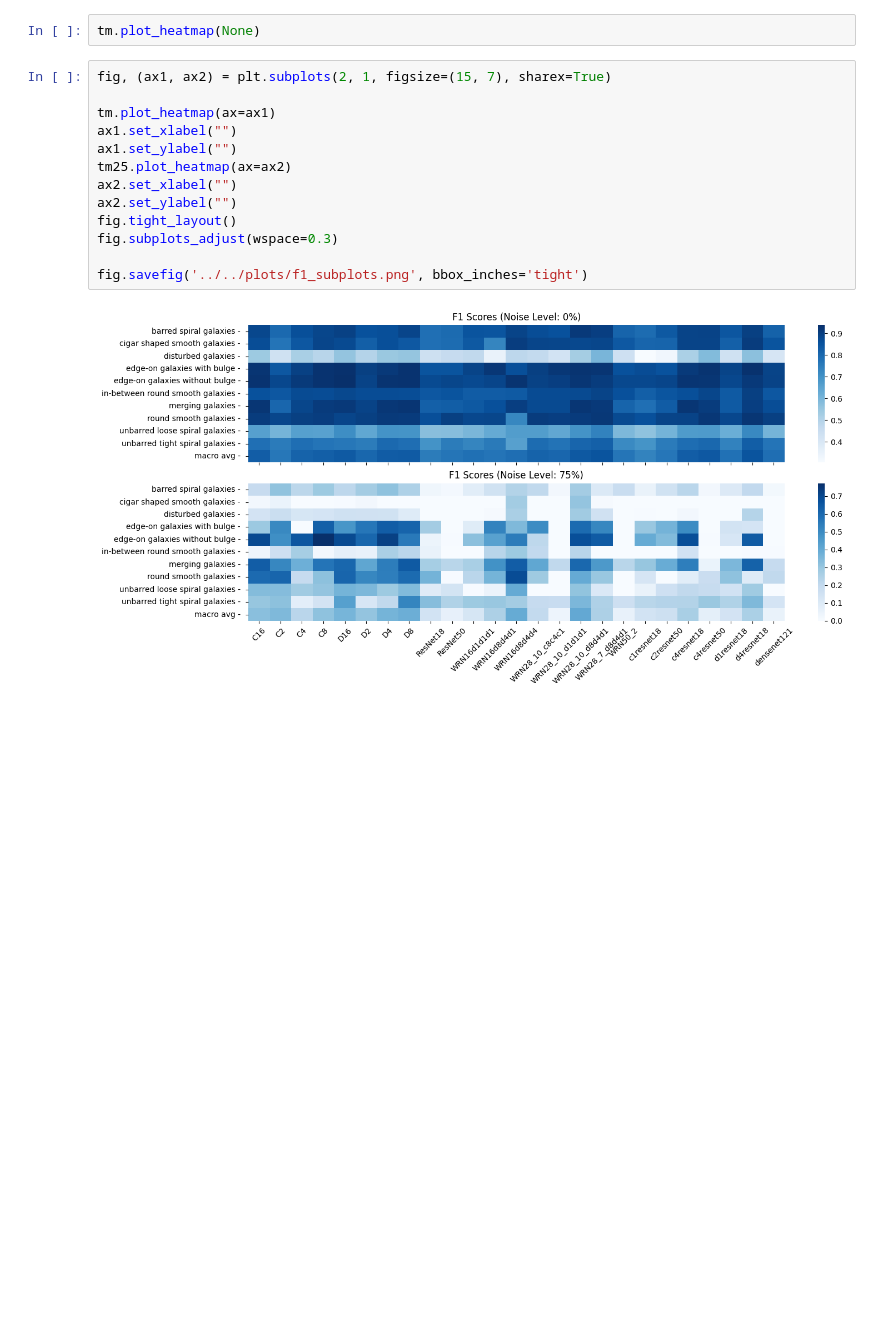
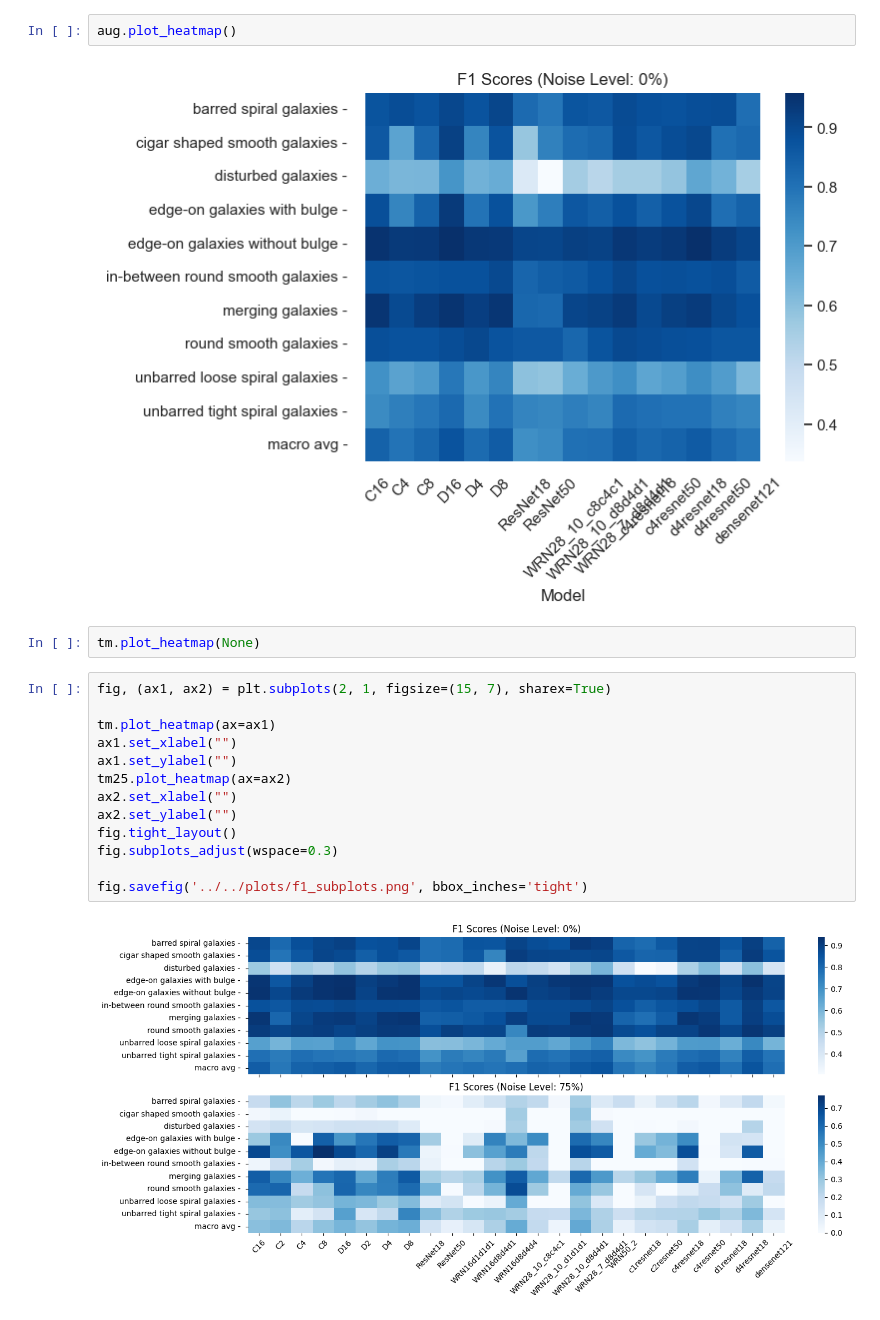
Before and after one commit to snehjp2/GCNNMorphology, a Jupyter notebook: src/notebooks/results_analysis.ipynb, the cells around one changed output. Cells and saved outputs as stored; diff of their text form; blank space fills up the shorter version.

```diff
--- a/src/notebooks/results_analysis.ipynb
+++ b/src/notebooks/results_analysis.ipynb
@@ -133,3 +168,7 @@ tm75 = ResultsAnalysis("/Users/snehpandya/Projects/GCNNMorphology/data/test_metr
+# %%
+aug.plot_heatmap()
+# %% [output]
+[figure, added]
 # %%
 tm.plot_heatmap(None)
 # %%
```
Also changed, not shown: parts of 7 cells of this notebook, 8 other files.
